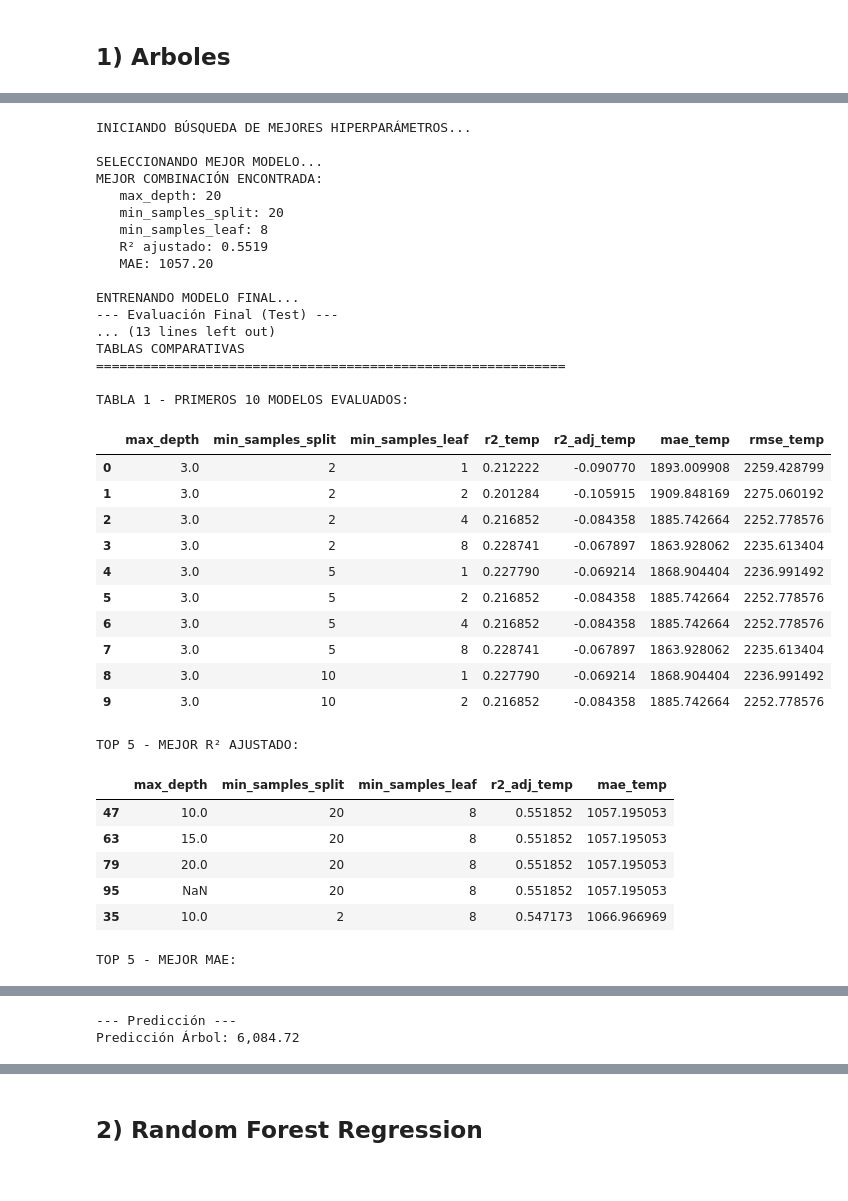
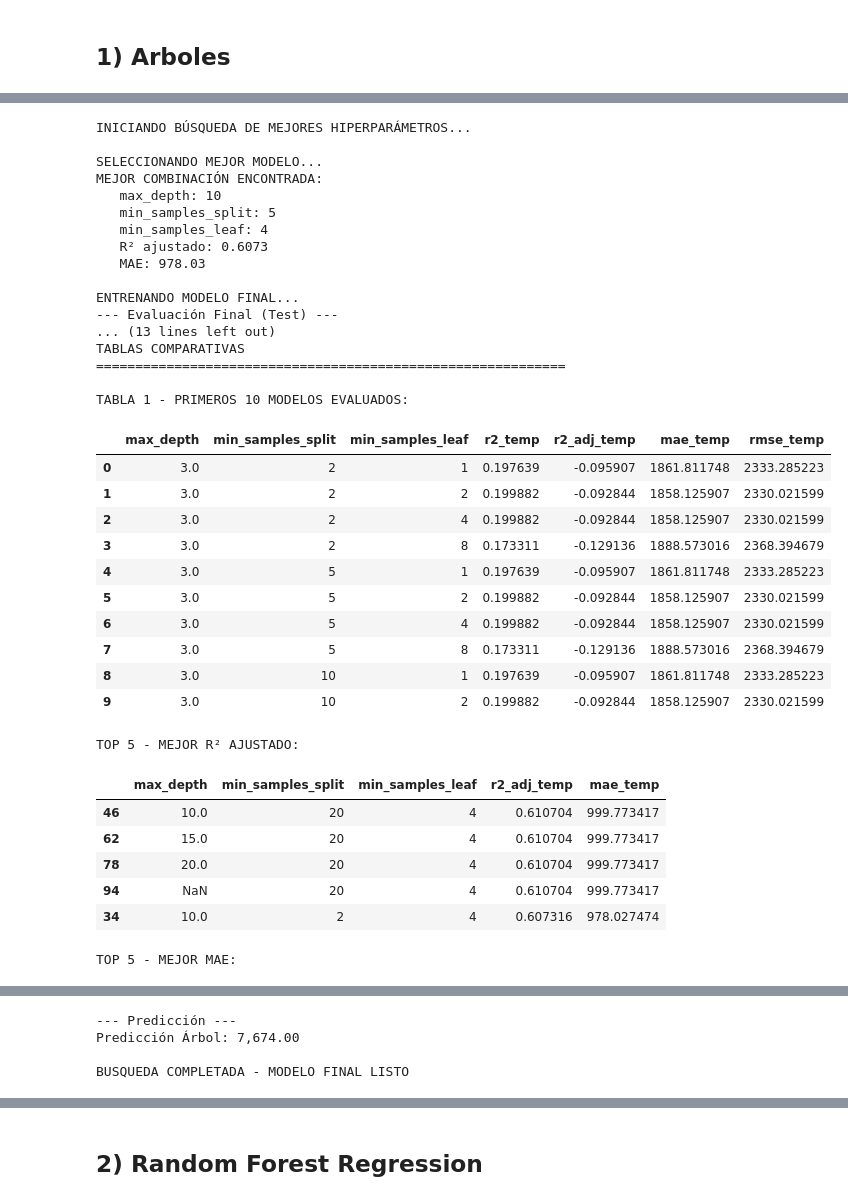
Before and after one commit to jualom-bit/Aprendizado-de-M-quina, a Jupyter notebook: Asistência Almoço UNICAMP.ipynb, the cells around one changed output, grey strips where cells are left out. Cells and saved outputs as stored; diff of their text form; code cells hidden in the pictures.

```diff
--- a/Asistência Almoço UNICAMP.ipynb
+++ b/Asistência Almoço UNICAMP.ipynb
@@ -264,9 +85,6 @@ print(f"• Porcentaje de datos conservados: {(n_sin_outliers / len(dataset) * 1
 Outliers
 # %%
 import matplotlib.pyplot as plt
-
-# Cargar la hoja llamada "almuerzo" desde el archivo Excel
-dataset = pd.read_excel('/content/drive/MyDrive/Base Asistencia Almuerzo y Cena (SIN-VACAS).xlsx', sheet_name ='Almuerzo')
 
 # Datos a graficar
 data_to_plot = [dataset["tavg"], dataset["tmin"], dataset["tmax"]]
@@ -449,3 +154,12 @@ NOMBRES DE COLUMNAS DEL DATASET FINAL
+# %%
+# HACER ESTO UNA SOLA VEZ AL PRINCIPIO DE TODO
+from sklearn.model_selection import train_test_split
+
+X = dataset.iloc[:, 2:33].values
+y = dataset.iloc[:, 1].values
+
+# Dividir una vez para todos los modelos
+X_train, X_test, y_train, y_test = train_test_split(X, y, test_size=0.3, random_state=42)
 # %% [markdown]
 ## 1\) Arboles
 # %%
@@ -593,25 +326,25 @@ print(f"4. RMSE Final (Test) [rmse_tree]: {rmse_tree:.2f}")
 print(f"5. MAE Final (Test) [MAE_tree]: {MAE_tree:.2f}")
 
 # -----------------------------------------------------------
-# Validación Cruzada (K-Fold = 5) - NOMBRES ÚNICOS
+# Validación Cruzada (K-Fold = 5)
 # -----------------------------------------------------------
 print("\n--- Validación Cruzada (K=5) ---")
 
-cv_results_tree = cross_validate(regressorTree, X_train, y_train, cv=5,
+cv_results = cross_validate(regressorTree, X_train, y_train, cv=5,
                             scoring=('neg_mean_squared_error', 'neg_mean_absolute_error'),
                             return_train_score=False)
-cv_r2_tree = cross_val_score(regressorTree, X_train, y_train, cv=5, scoring='r2')
+cv_r2 = cross_val_score(regressorTree, X_train, y_train, cv=5, scoring='r2')
 
-cv_r2_mean_tree = cv_r2_tree.mean()
-cv_mse_mean_tree = -cv_results_tree['test_neg_mean_squared_error'].mean()
-cv_rmse_tree = np.sqrt(cv_mse_mean_tree)
-cv_r2_adj_tree = adjusted_r2(cv_r2_mean_tree, n_train, p)
-cv_mae_mean_tree = -cv_results_tree['test_neg_mean_absolute_error'].mean()
+cv_r2_mean = cv_r2.mean()
+cv_mse_mean = -cv_results['test_neg_mean_squared_error'].mean()
+cv_rmse = np.sqrt(cv_mse_mean)
+cv_r2_adj = adjusted_r2(cv_r2_mean, n_train, p)
+cv_mae_mean = -cv_results['test_neg_mean_absolute_error'].mean()
 
-print(f"R² Promedio (CV): {cv_r2_mean_tree:.4f}")
-print(f"R² Ajustado (CV): {cv_r2_adj_tree:.4f}")
-print(f"RMSE Promedio (CV): {cv_rmse_tree:.2f}")
-print(f"MAE Promedio (CV): {cv_mae_mean_tree:.2f}")
+print(f"R² Promedio (CV): {cv_r2_mean:.4f}")
+print(f"R² Ajustado (CV): {cv_r2_adj:.4f}")
+print(f"RMSE Promedio (CV): {cv_rmse:.2f}")
+print(f"MAE Promedio (CV): {cv_mae_mean:.2f}")
 
 # -----------------------------------------------------------
 # TABLAS COMPARATIVAS
@@ -652,54 +385,54 @@ example_input = [
     0, 1, 0, 0, 0, 0   # DSemana_1 to DSemana_6 (ACTUALIZADO: 6 días)
 ]
 
 # Escalar primeras tres variables
 sc = StandardScaler()
 example_input_scaled = sc.fit_transform([example_input[:3]])  # tavg, tmin, tmax
 
 # Resto del vector sin escalar
 example_input_rest = np.array(example_input[3:]).reshape(1, -1)
 
 # Concatenar escaladas + no escaladas
 example_input_final = np.hstack([example_input_scaled, example_input_rest])
 
 # Predicción
 prediction_T = regressorTree.predict(example_input_final)
 print(f"Predicción Árbol: {prediction_T[0]:,.2f}")
 # %% [output]
 INICIANDO BÚSQUEDA DE MEJORES HIPERPARÁMETROS...
 
 SELECCIONANDO MEJOR MODELO...
 MEJOR COMBINACIÓN ENCONTRADA:
-   max_depth: 20
-   min_samples_split: 20
-   min_samples_leaf: 8
-   R² ajustado: 0.5519
-   MAE: 1057.20
+   max_depth: 10
+   min_samples_split: 5
+   min_samples_leaf: 4
+   R² ajustado: 0.6073
+   MAE: 978.03
 
 ENTRENANDO MODELO FINAL...
 --- Evaluación Final (Test) ---
 ... (13 lines left out)
 TABLAS COMPARATIVAS
 ============================================================
 
 TABLA 1 - PRIMEROS 10 MODELOS EVALUADOS:
 |  | max_depth | min_samples_split | min_samples_leaf | r2_temp | r2_adj_temp | mae_temp | rmse_temp |
-| 0 | 3.0 | 2 | 1 | 0.212222 | -0.090770 | 1893.009908 | 2259.428799 |
-| 1 | 3.0 | 2 | 2 | 0.201284 | -0.105915 | 1909.848169 | 2275.060192 |
-| 2 | 3.0 | 2 | 4 | 0.216852 | -0.084358 | 1885.742664 | 2252.778576 |
-| 3 | 3.0 | 2 | 8 | 0.228741 | -0.067897 | 1863.928062 | 2235.613404 |
-| 4 | 3.0 | 5 | 1 | 0.227790 | -0.069214 | 1868.904404 | 2236.991492 |
-| 5 | 3.0 | 5 | 2 | 0.216852 | -0.084358 | 1885.742664 | 2252.778576 |
-| 6 | 3.0 | 5 | 4 | 0.216852 | -0.084358 | 1885.742664 | 2252.778576 |
-| 7 | 3.0 | 5 | 8 | 0.228741 | -0.067897 | 1863.928062 | 2235.613404 |
-| 8 | 3.0 | 10 | 1 | 0.227790 | -0.069214 | 1868.904404 | 2236.991492 |
-| 9 | 3.0 | 10 | 2 | 0.216852 | -0.084358 | 1885.742664 | 2252.778576 |
+| 0 | 3.0 | 2 | 1 | 0.197639 | -0.095907 | 1861.811748 | 2333.285223 |
+| 1 | 3.0 | 2 | 2 | 0.199882 | -0.092844 | 1858.125907 | 2330.021599 |
+| 2 | 3.0 | 2 | 4 | 0.199882 | -0.092844 | 1858.125907 | 2330.021599 |
+| 3 | 3.0 | 2 | 8 | 0.173311 | -0.129136 | 1888.573016 | 2368.394679 |
+| 4 | 3.0 | 5 | 1 | 0.197639 | -0.095907 | 1861.811748 | 2333.285223 |
+| 5 | 3.0 | 5 | 2 | 0.199882 | -0.092844 | 1858.125907 | 2330.021599 |
+| 6 | 3.0 | 5 | 4 | 0.199882 | -0.092844 | 1858.125907 | 2330.021599 |
+| 7 | 3.0 | 5 | 8 | 0.173311 | -0.129136 | 1888.573016 | 2368.394679 |
+| 8 | 3.0 | 10 | 1 | 0.197639 | -0.095907 | 1861.811748 | 2333.285223 |
+| 9 | 3.0 | 10 | 2 | 0.199882 | -0.092844 | 1858.125907 | 2330.021599 |
 TOP 5 - MEJOR R² AJUSTADO:
 |  | max_depth | min_samples_split | min_samples_leaf | r2_adj_temp | mae_temp |
-| 47 | 10.0 | 20 | 8 | 0.551852 | 1057.195053 |
-| 63 | 15.0 | 20 | 8 | 0.551852 | 1057.195053 |
-| 79 | 20.0 | 20 | 8 | 0.551852 | 1057.195053 |
-| 95 | NaN | 20 | 8 | 0.551852 | 1057.195053 |
-| 35 | 10.0 | 2 | 8 | 0.547173 | 1066.966969 |
+| 46 | 10.0 | 20 | 4 | 0.610704 | 999.773417 |
+| 62 | 15.0 | 20 | 4 | 0.610704 | 999.773417 |
+| 78 | 20.0 | 20 | 4 | 0.610704 | 999.773417 |
+| 94 | NaN | 20 | 4 | 0.610704 | 999.773417 |
+| 34 | 10.0 | 2 | 4 | 0.607316 | 978.027474 |
 TOP 5 - MEJOR MAE:
 |  | max_depth | min_samples_split | min_samples_leaf | mae_temp | r2_adj_temp |
@@ -711,2 +444,4 @@ TOP 5 - MEJOR MAE:
 --- Predicción ---
-Predicción Árbol: 6,084.72
+Predicción Árbol: 7,674.00
+
+BUSQUEDA COMPLETADA - MODELO FINAL LISTO
```
Also changed, not shown: parts of 52 cells of this notebook.
